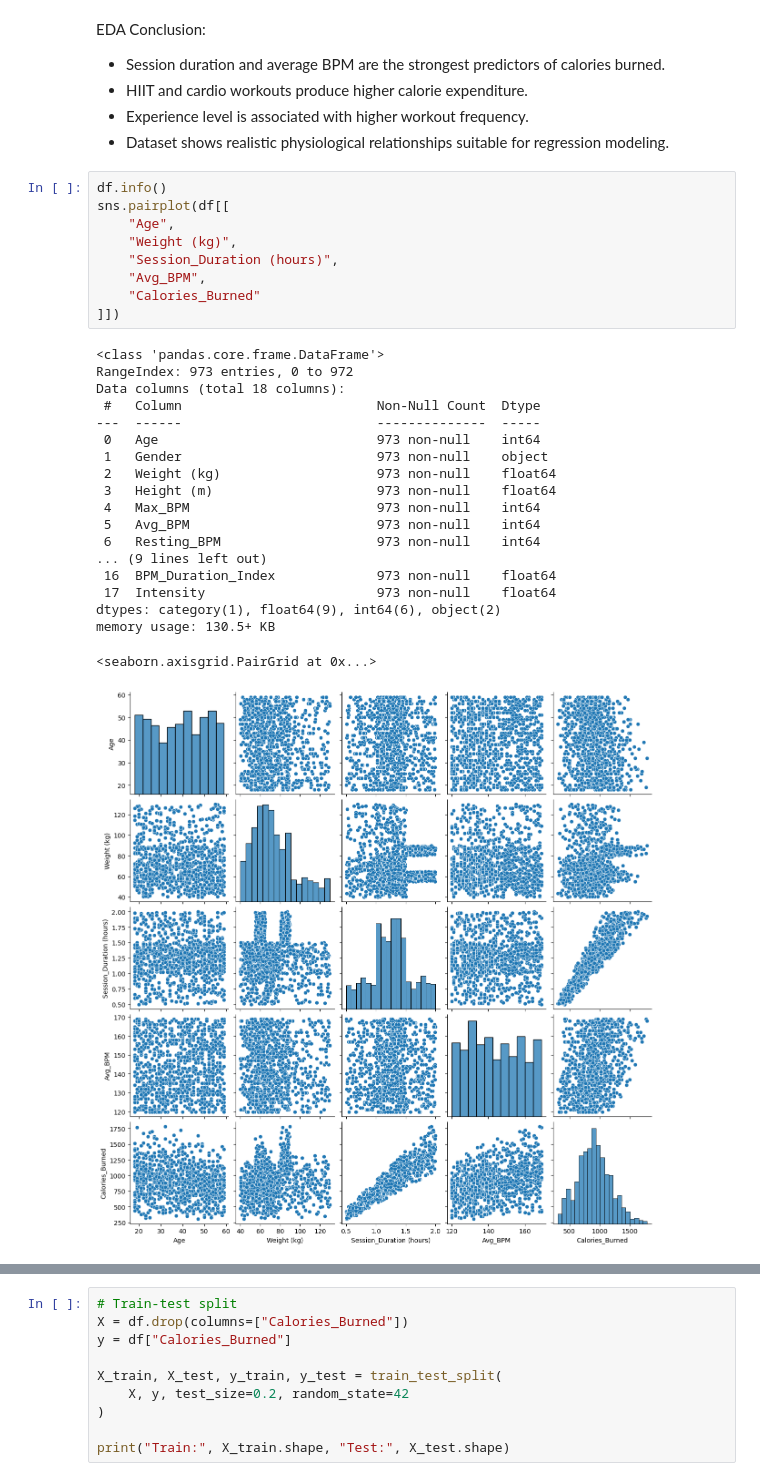
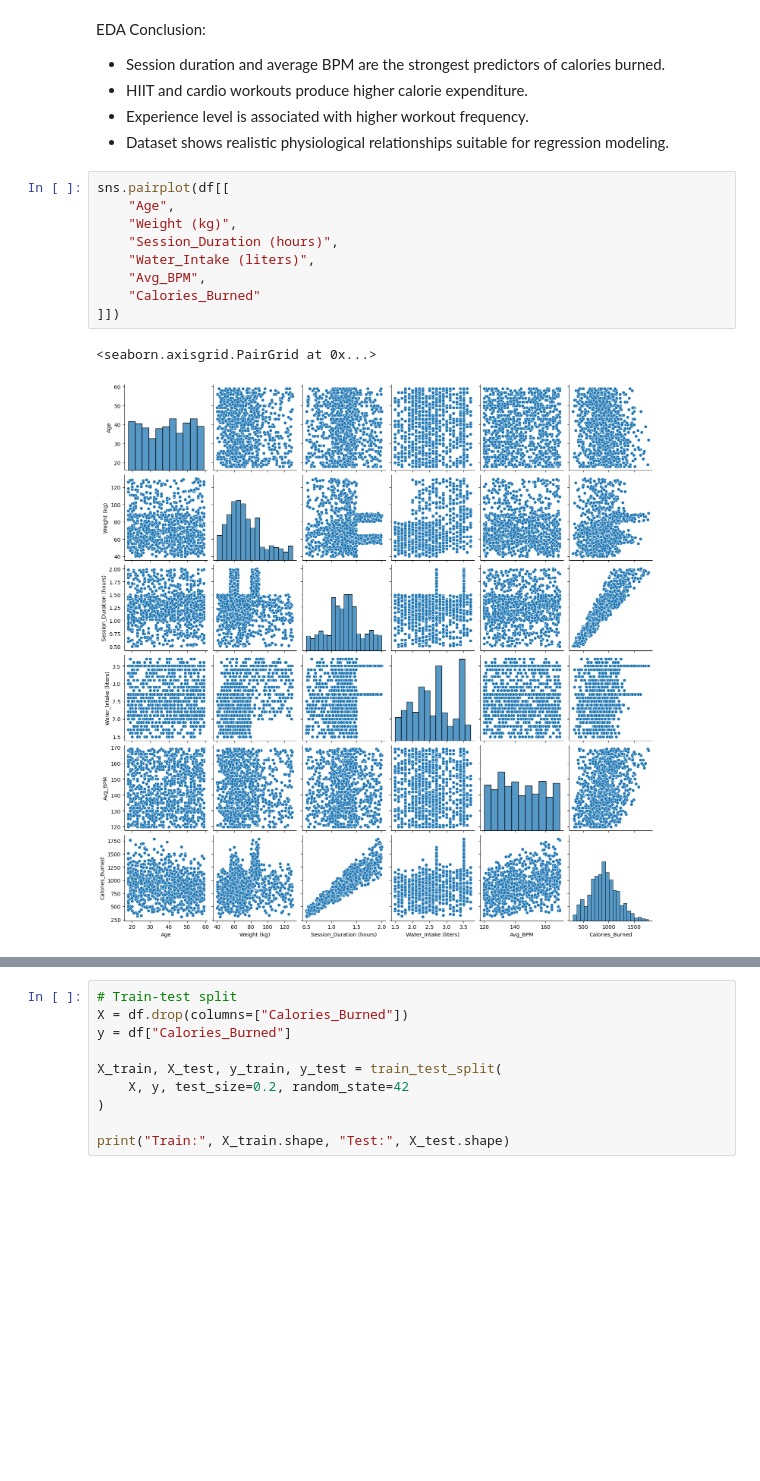
Before and after one commit to codesumaiml/capstone, a Jupyter notebook: gym_member_exercise.ipynb, the cells around one changed output, grey strips where cells are left out. Drawn from its saved outputs; the diff is of its cells as text; blank space fills up the shorter version.

```diff
--- a/gym_member_exercise.ipynb
+++ b/gym_member_exercise.ipynb
@@ -203,31 +250,14 @@ EDA Conclusion:
 - Experience level is associated with higher workout frequency.
 - Dataset shows realistic physiological relationships suitable for regression modeling.
 # %%
-df.info()
 sns.pairplot(df[[
     "Age",
     "Weight (kg)",
     "Session_Duration (hours)",
+    "Water_Intake (liters)",
     "Avg_BPM",
     "Calories_Burned"
 ]])
 # %% [output]
-<class 'pandas.core.frame.DataFrame'>
-RangeIndex: 973 entries, 0 to 972
-Data columns (total 18 columns):
- #   Column                         Non-Null Count  Dtype
----  ------                         --------------  -----
- 0   Age                            973 non-null    int64
- 1   Gender                         973 non-null    object
- 2   Weight (kg)                    973 non-null    float64
- 3   Height (m)                     973 non-null    float64
- 4   Max_BPM                        973 non-null    int64
- 5   Avg_BPM                        973 non-null    int64
- 6   Resting_BPM                    973 non-null    int64
-... (9 lines left out)
- 16  BPM_Duration_Index             973 non-null    float64
- 17  Intensity                      973 non-null    float64
-dtypes: category(1), float64(9), int64(6), object(2)
-memory usage: 130.5+ KB
+<seaborn.axisgrid.PairGrid at 0x...>
-<seaborn.axisgrid.PairGrid at 0x...>
-[figure, old version]
+[figure, new version]
```
Also changed, not shown: parts of 12 cells of this notebook.
